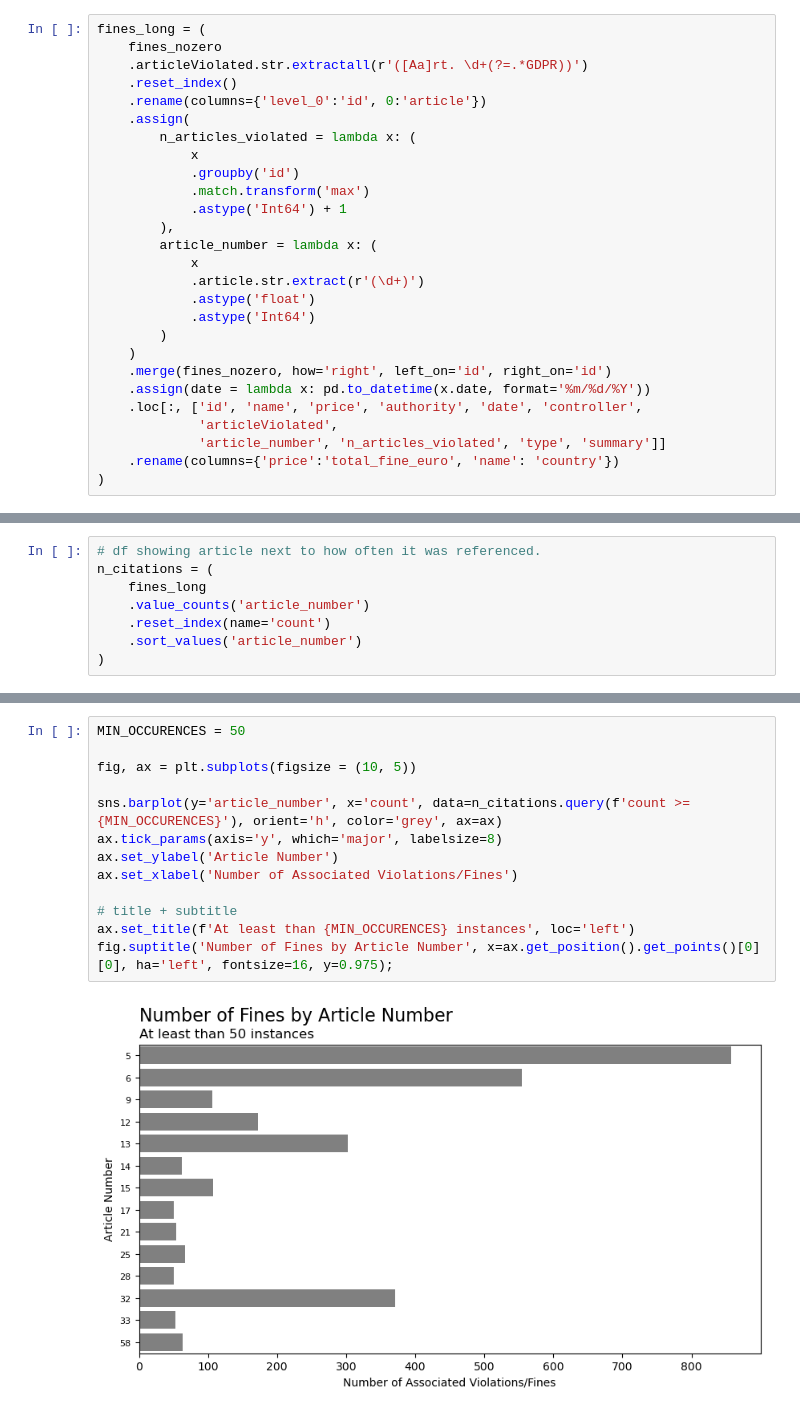
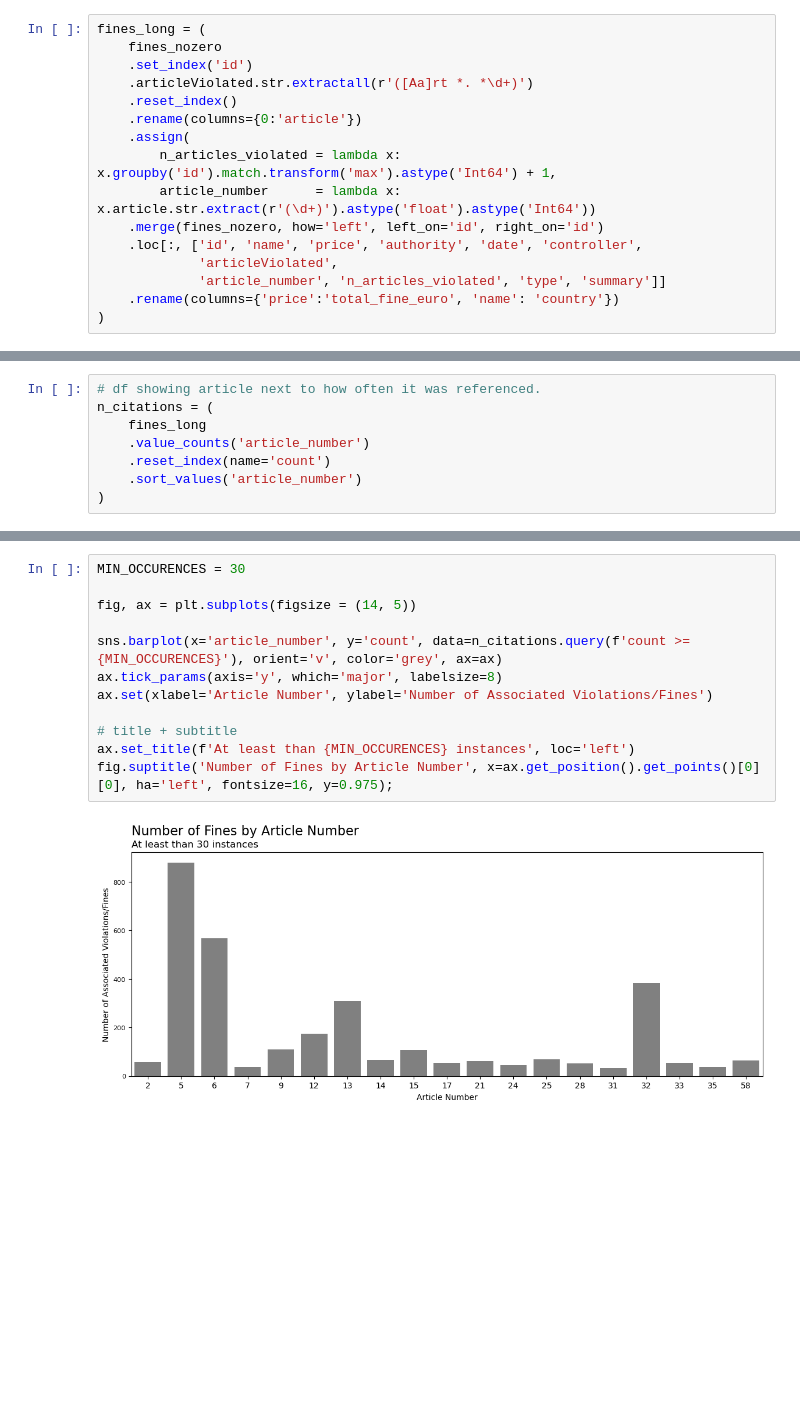
Before and after one commit to dc27/gdpr-fines-analysis, a Jupyter notebook: data_exploration.ipynb, the cells around one changed output, grey strips where cells are left out. Drawn from its saved outputs; the diff is of its cells as text; blank space fills up the shorter version.

```diff
--- a/data_exploration.ipynb
+++ b/data_exploration.ipynb
@@ -269,25 +269,14 @@ At present the data is structured such that each row represents a single instanc
 # %%
 fines_long = (
     fines_nozero
-    .articleViolated.str.extractall(r'([Aa]rt. \d+(?=.*GDPR))')
+    .set_index('id')
+    .articleViolated.str.extractall(r'([Aa]rt *. *\d+)')
     .reset_index()
-    .rename(columns={'level_0':'id', 0:'article'})
+    .rename(columns={0:'article'})
     .assign(
-        n_articles_violated = lambda x: (
-            x
-            .groupby('id')
-            .match.transform('max')
-            .astype('Int64') + 1
-        ),
-        article_number = lambda x: (
-            x
-            .article.str.extract(r'(\d+)')
-            .astype('float')
-            .astype('Int64')
-        )
-    )
-    .merge(fines_nozero, how='right', left_on='id', right_on='id')
-    .assign(date = lambda x: pd.to_datetime(x.date, format='%m/%d/%Y'))
+        n_articles_violated = lambda x: x.groupby('id').match.transform('max').astype('Int64') + 1,
+        article_number      = lambda x: x.article.str.extract(r'(\d+)').astype('float').astype('Int64'))
+    .merge(fines_nozero, how='left', left_on='id', right_on='id')
     .loc[:, ['id', 'name', 'price', 'authority', 'date', 'controller',
              'articleViolated',
              'article_number', 'n_articles_violated', 'type', 'summary']]
@@ -356,15 +295,14 @@ plt.show()
 # %%
-MIN_OCCURENCES = 50
+MIN_OCCURENCES = 30
 
-fig, ax = plt.subplots(figsize = (10, 5))
+fig, ax = plt.subplots(figsize = (14, 5))
 
-sns.barplot(y='article_number', x='count', data=n_citations.query(f'count >= {MIN_OCCURENCES}'), orient='h', color='grey', ax=ax)
+sns.barplot(x='article_number', y='count', data=n_citations.query(f'count >= {MIN_OCCURENCES}'), orient='v', color='grey', ax=ax)
 ax.tick_params(axis='y', which='major', labelsize=8)
-ax.set_ylabel('Article Number')
-ax.set_xlabel('Number of Associated Violations/Fines')
+ax.set(xlabel='Article Number', ylabel='Number of Associated Violations/Fines')
 
 # title + subtitle
 ax.set_title(f'At least than {MIN_OCCURENCES} instances', loc='left')
 fig.suptitle('Number of Fines by Article Number', x=ax.get_position().get_points()[0][0], ha='left', fontsize=16, y=0.975);
 # %% [output]
-[figure, old version]
+[figure, new version]
```
Also changed, not shown: parts of 4 cells of this notebook, 1 other file.
